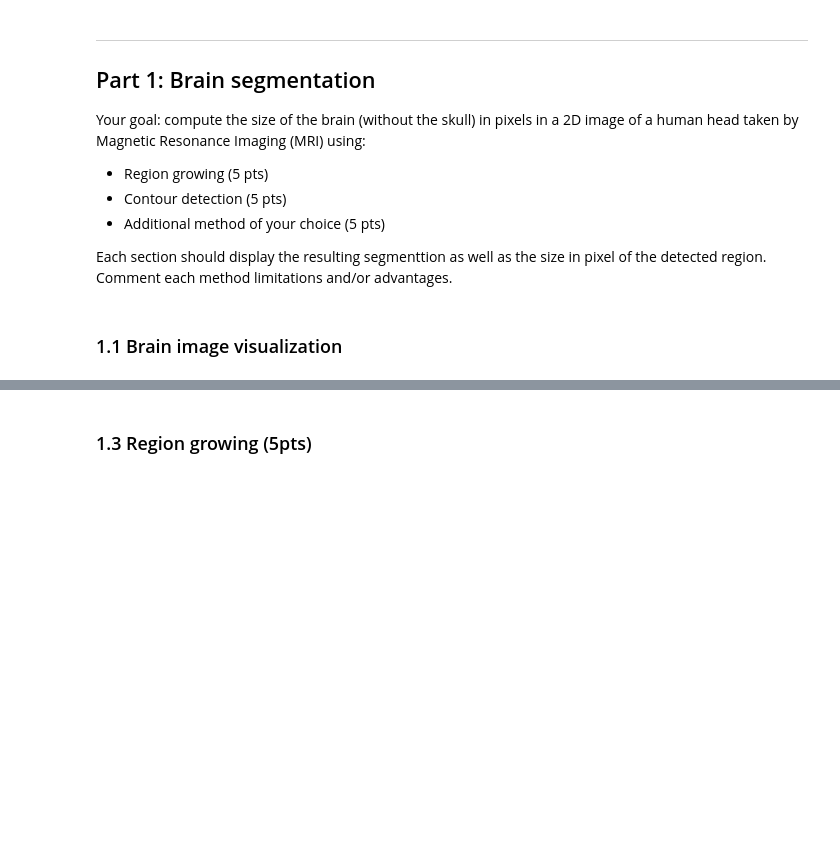
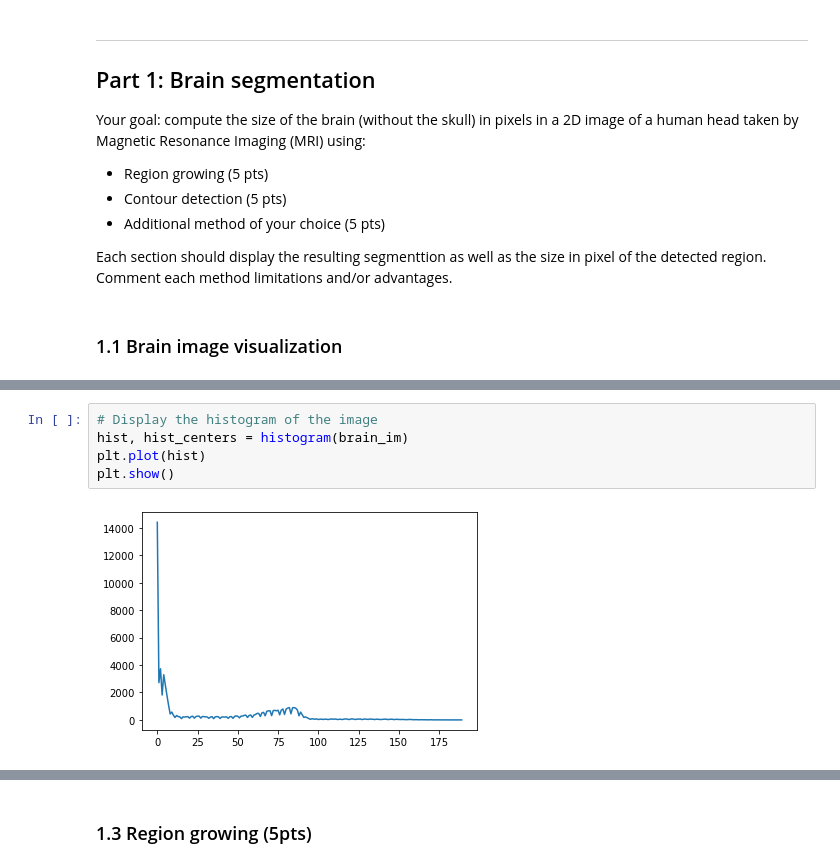
Before and after one commit to melina-chrys/IAPR-squad-lab, a Jupyter notebook: Lab1/lab_01_segmentation.ipynb, the cells around one changed output, grey strips where cells are left out. Cells and saved outputs as stored; diff of their text form; blank space fills up the shorter version.

```diff
--- a/Lab1/lab_01_segmentation.ipynb
+++ b/Lab1/lab_01_segmentation.ipynb
@@ -88,0 +97,7 @@ but:
+# %%
+# Display the histogram of the image
+hist, hist_centers = histogram(brain_im)
+plt.plot(hist)
+plt.show()
+# %% [output]
+[figure, added]
```
Also changed, not shown: parts of 42 cells of this notebook.
